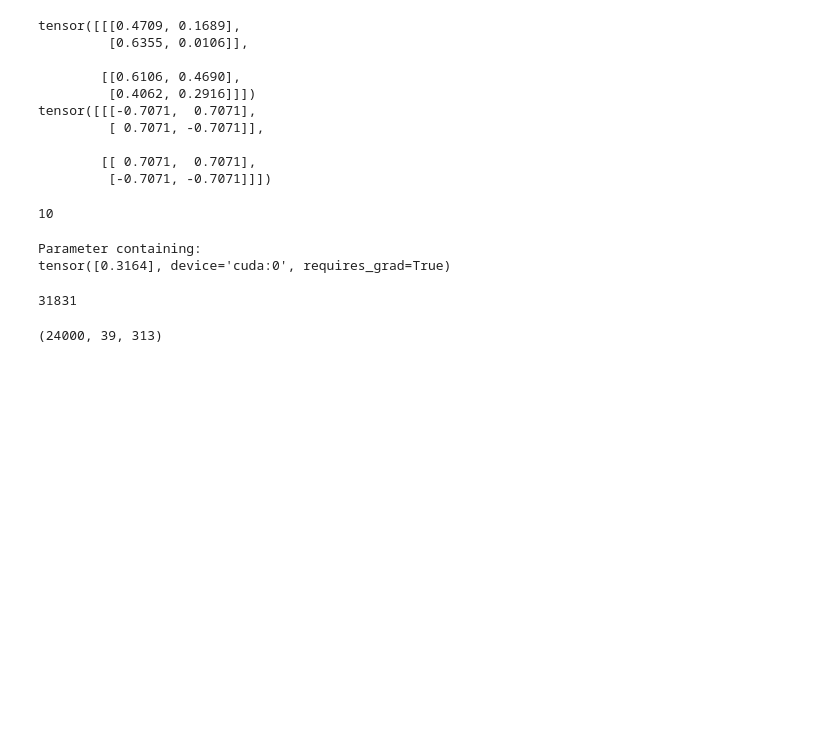
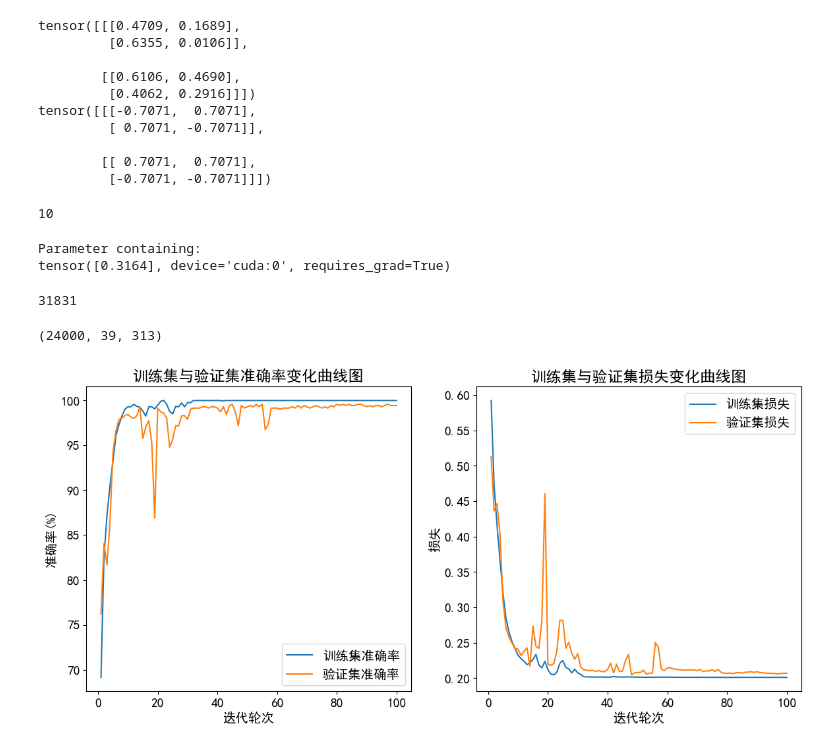
Before and after one commit to Xiang-M-J/SER_depression, a Jupyter notebook: test.ipynb, the cells around one changed output. Drawn from its saved outputs; the diff is of its cells as text; code cells hidden in the pictures; blank space fills up the shorter version.

```diff
--- a/test.ipynb
+++ b/test.ipynb
@@ -486,3 +486,8 @@ data = np.load("preprocess/data/DAIC21_V1_order3.npy", allow_pickle=True).item()
 print(data['x'].shape)
 # %% [output]
 (24000, 39, 313)
+# %%
+from utils import plot_2
+plot_2("results/data/MTCN_AT_DIFF_MODMA_order3_drop1_epoch100_l2re2_lr0004_pretrainFalse_train_metric.npy", "MTCN")
+# %% [output]
+[figure, added]
```
Also changed, not shown: 20 other files.
